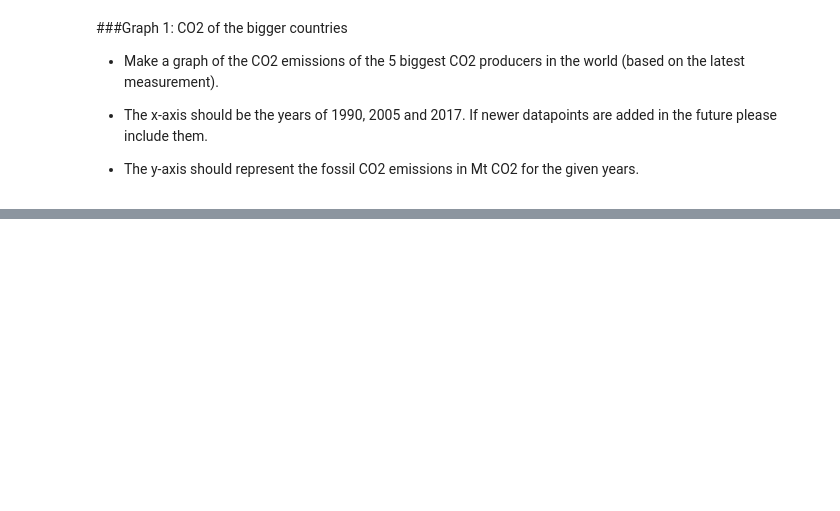
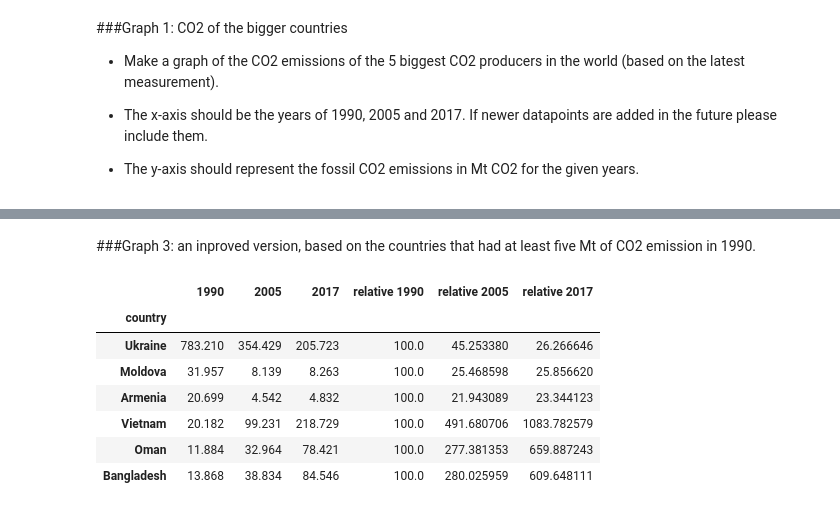
Before and after one commit to MevrouwHelderder/Assignments, a Jupyter notebook: Assignment_Global_CO2_Emissions.ipynb, the cells around one changed output, grey strips where cells are left out. Cells and saved outputs as stored; diff of their text form; code cells hidden in the pictures; blank space fills up the shorter version.

```diff
--- a/Assignment_Global_CO2_Emissions.ipynb
+++ b/Assignment_Global_CO2_Emissions.ipynb
@@ -160,0 +130,18 @@ plt.show()
+# %% [markdown]
+###Graph 3: an inproved version, based on the countries that had at least five Mt of CO2 emission in 1990.
+# %%
+# Find the countries that had at least five Mt of CO2 emission in 1990.
+five_mtco2_minimum = countries_graph_2.loc[countries_graph_2["1990"] > 5]
+
+# Now let's find the top and bottom three of those countries.
+five_mtco2_minimum = (pd.concat([five_mtco2_minimum.sort_values("relative 2017", ascending = False).tail(3), five_mtco2_minimum.sort_values("relative 2017", ascending = False).head(3)]))
+five_mtco2_minimum
+# %% [output]
+|  | 1990 | 2005 | 2017 | relative 1990 | relative 2005 | relative 2017 |
+| country |  |  |  |  |  |  |
+| Ukraine | 783.210 | 354.429 | 205.723 | 100.0 | 45.253380 | 26.266646 |
+| Moldova | 31.957 | 8.139 | 8.263 | 100.0 | 25.468598 | 25.856620 |
+| Armenia | 20.699 | 4.542 | 4.832 | 100.0 | 21.943089 | 23.344123 |
+| Vietnam | 20.182 | 99.231 | 218.729 | 100.0 | 491.680706 | 1083.782579 |
+| Oman | 11.884 | 32.964 | 78.421 | 100.0 | 277.381353 | 659.887243 |
+| Bangladesh | 13.868 | 38.834 | 84.546 | 100.0 | 280.025959 | 609.648111 |
```
Also changed, not shown: parts of 8 cells of this notebook.
